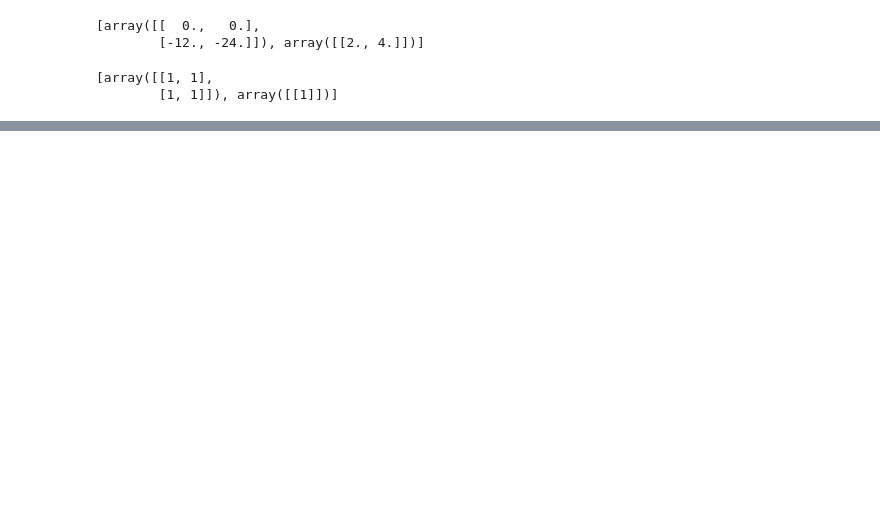
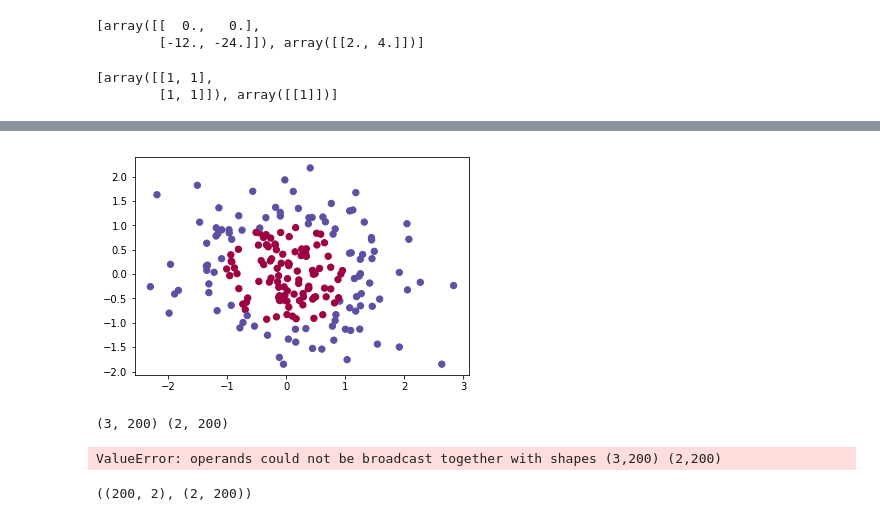
Before and after one commit to mkuzmik/neural-networks, a Jupyter notebook: mlp.ipynb, the cells around one changed output, grey strips where cells are left out. Cells and saved outputs as stored; diff of their text form; code cells hidden in the pictures; blank space fills up the shorter version.

```diff
--- a/mlp.ipynb
+++ b/mlp.ipynb
@@ -414,0 +386,23 @@ array([0, 0, 0, 0, 0, 0, 0, 0, 0, 0, 0, 0, 0, 0, 0, 0, 0, 0, 0, 0, 0, 0,
+# %%
+def load_extra_datasets():
+    N = 200
+    gaussian_quantiles = sklearn.datasets.make_gaussian_quantiles(mean=None, cov=0.7, n_samples=N, n_features=2, n_classes=2,  shuffle=True, random_state=None)
+    return gaussian_quantiles
+
+Xg, Yg = load_extra_datasets()
+plt.scatter(Xg.T[0, :], Xg.T[1, :], c=Yg, s=40, cmap=plt.cm.Spectral);
+# %% [output]
+[figure, added]
+# %%
+Xl = Xg
+Yl = Yg
+
+nn,_ = mlp_network(Xl, class_to_vec(Yl), 1000, [6])
+plot_decision_boundary(lambda x: predict(x, nn), Xl.T, Yl.T)
+# %% [output]
+(3, 200) (2, 200)
+ValueError: operands could not be broadcast together with shapes (3,200) (2,200)
+# %%
+Xg.shape, class_to_vec(Yl).shape
+# %% [output]
+((200, 2), (2, 200))
```
Also changed, not shown: parts of 11 cells of this notebook.
